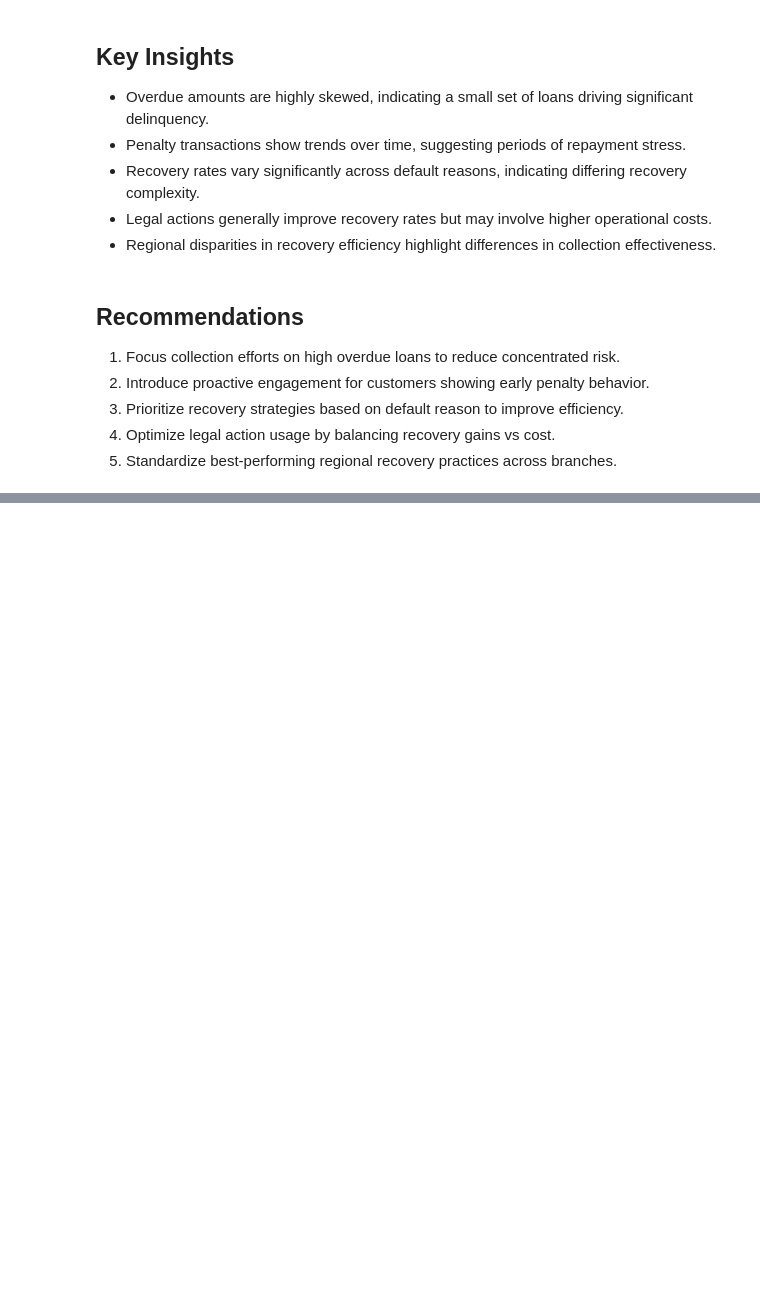
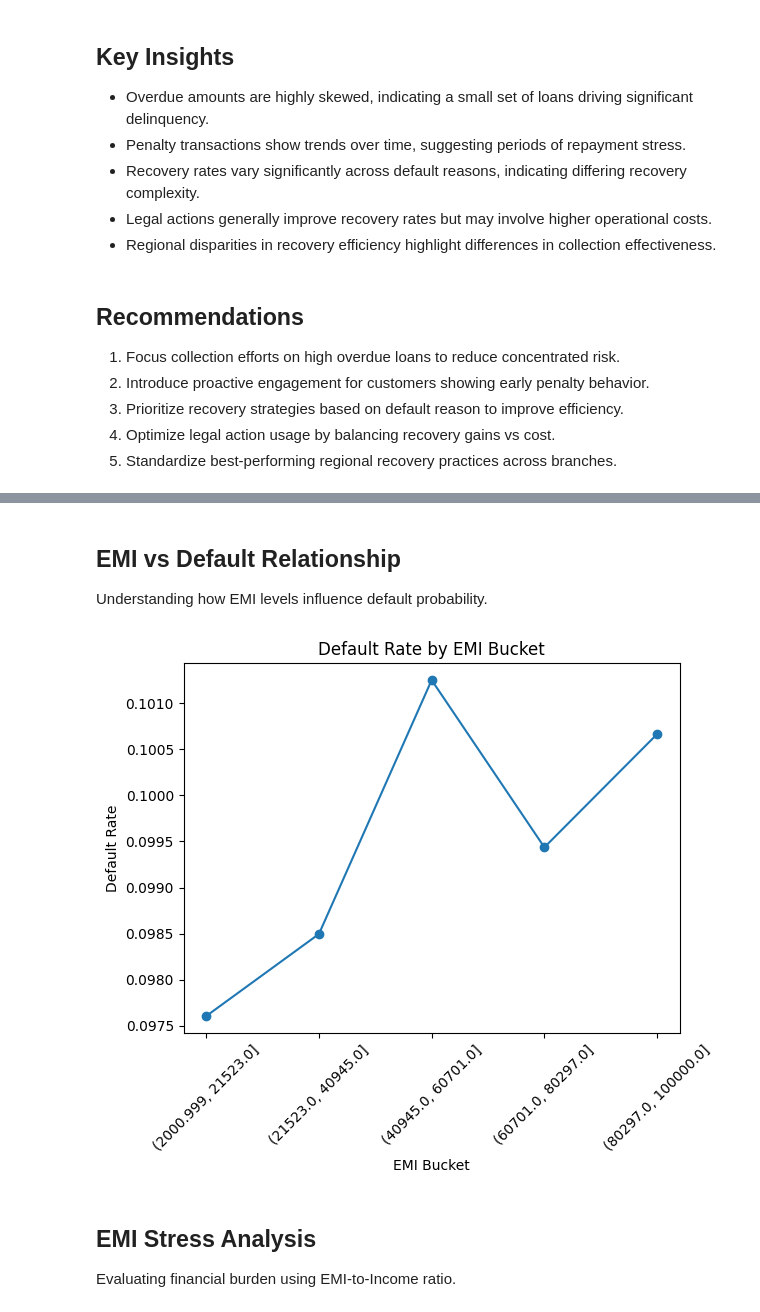
Before and after one commit to madhurmd/hero-fincorp-loan-analysis, a Jupyter notebook: notebooks/analysis.ipynb, the cells around one changed output, grey strips where cells are left out. Cells and saved outputs as stored; diff of their text form; code cells hidden in the pictures; blank space fills up the shorter version.

Commit message:
Completed Task 8:  EMI Analysis

```diff
--- a/notebooks/analysis.ipynb
+++ b/notebooks/analysis.ipynb
@@ -1032,0 +1038,22 @@ plt.show()
+# %% [markdown]
+## EMI vs Default Relationship
+
+Understanding how EMI levels influence default probability.
+# %%
+loans['EMI_Bucket'] = pd.qcut(loans['EMI_Amount'], q=5, duplicates='drop')
+# %%
+emi_default = loans.groupby('EMI_Bucket')['Default_Flag'].mean()
+
+plt.figure()
+plt.plot(range(len(emi_default)), emi_default.values, marker='o')
+plt.xticks(range(len(emi_default)), emi_default.index, rotation=45)
+plt.title("Default Rate by EMI Bucket")
+plt.xlabel("EMI Bucket")
+plt.ylabel("Default Rate")
+plt.show()
+# %% [output]
+[figure, added]
+# %% [markdown]
+## EMI Stress Analysis
+
+Evaluating financial burden using EMI-to-Income ratio.
```
Also changed, not shown: parts of 13 cells of this notebook.
